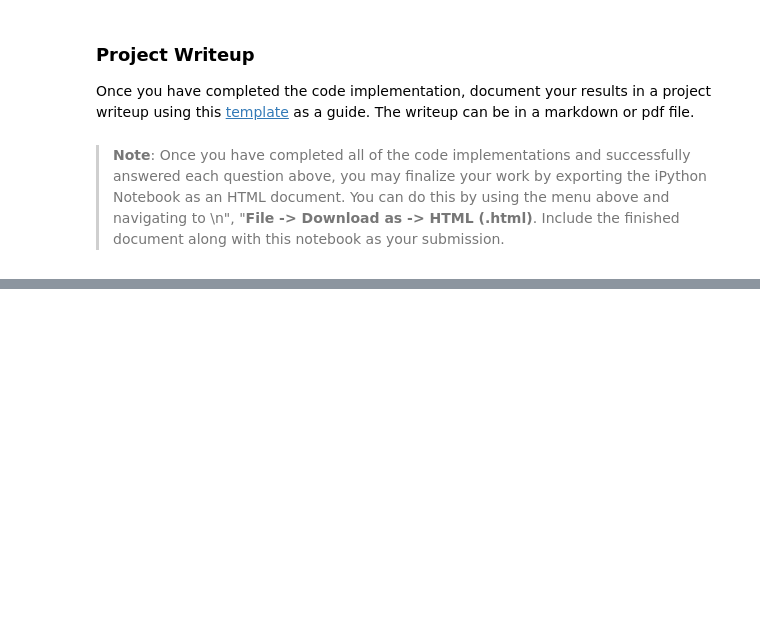
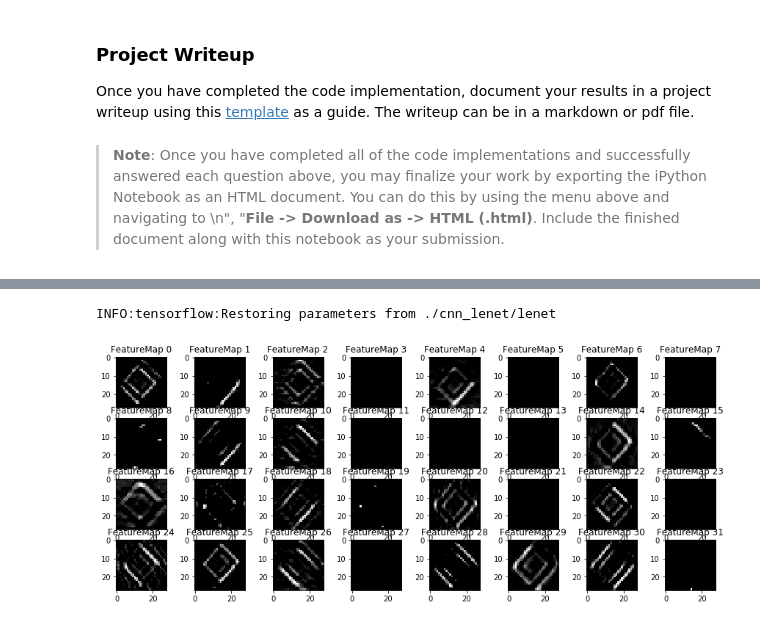
Before and after one commit to markusbrn/CarNDTRafficSignsP1, a Jupyter notebook: Traffic_Sign_Classifier.ipynb, the cells around one changed output, grey strips where cells are left out. Saved outputs shown, nothing was run; the diff lists cells and outputs as text; code cells hidden in the pictures; blank space fills up the shorter version.

```diff
--- a/Traffic_Sign_Classifier.ipynb
+++ b/Traffic_Sign_Classifier.ipynb
@@ -308,29 +308,29 @@ x = tf.placeholder(tf.float32, (None, 32, 32, 1))
 keep_prob = tf.placeholder(tf.float32, (None))
 
 # Layer 1: Convolutional. Input = 32x32x3. Output = 28x28x32.
-layer1 = tf.nn.conv2d(x,weights['wc1'],strides=[1,1,1,1],padding='VALID')
-layer1 = tf.nn.bias_add(layer1,biases['bc1'])
+layer1c = tf.nn.conv2d(x,weights['wc1'],strides=[1,1,1,1],padding='VALID')
+layer1c = tf.nn.bias_add(layer1c,biases['bc1'])
 # Activation.
-layer1 = tf.nn.relu(layer1)
-layer1 = tf.nn.dropout(layer1,keep_prob)
+layer1c = tf.nn.relu(layer1c)
+layer1c = tf.nn.dropout(layer1c,keep_prob)
 # Pooling. Input = 28x28x32. Output = 14x14x32.
-layer1 = tf.nn.max_pool(layer1,ksize=[1,2,2,1],strides=[1,2,2,1],padding='VALID')
+layer1p = tf.nn.max_pool(layer1c,ksize=[1,2,2,1],strides=[1,2,2,1],padding='VALID')
 # Layer 2: Convolutional. Input = 14x14x32. Output = 10x10x64.
-layer2 = tf.nn.conv2d(layer1,weights['wc2'],strides=[1,1,1,1],padding='VALID')
-layer2 = tf.nn.bias_add(layer2,biases['bc2'])
+layer2c = tf.nn.conv2d(layer1p,weights['wc2'],strides=[1,1,1,1],padding='VALID')
+layer2c = tf.nn.bias_add(layer2c,biases['bc2'])
 # Activation.
-layer2 = tf.nn.relu(layer2)
-layer2 = tf.nn.dropout(layer2,keep_prob)
+layer2c = tf.nn.relu(layer2c)
+layer2c = tf.nn.dropout(layer2c,keep_prob)
 # Pooling. Input = 10x10x64. Output = 5x5x64.
-layer2 = tf.nn.max_pool(layer2,ksize=[1,2,2,1],strides=[1,2,2,1],padding='VALID')
+layer2p = tf.nn.max_pool(layer2c,ksize=[1,2,2,1],strides=[1,2,2,1],padding='VALID')
 # Pooling. Input = 14x14x32. Output = 7x7x32.
-layer11= tf.nn.max_pool(layer1,ksize=[1,2,2,1],strides=[1,2,2,1],padding='VALID')
+layer11= tf.nn.max_pool(layer1p,ksize=[1,2,2,1],strides=[1,2,2,1],padding='VALID')
 # Flatten. Input = 7x7x32. Output = 1568.
 layer11= flatten(layer11)
 # Flatten. Input = 5x5x64. Output = 1600.
-layer2 = flatten(layer2)
+layer21 = flatten(layer2p)
 # Layer 3: Fully Connected. Input = 3168. Output = 1000.
-layer3 = tf.add(tf.matmul(tf.concat([layer2,layer11],axis=1),weights['wd1']),biases['bd1'])
+layer3 = tf.add(tf.matmul(tf.concat([layer11,layer21],axis=1),weights['wd1']),biases['bd1'])
 # Activation.
 layer3 = tf.nn.relu(layer3)
 layer3 = tf.nn.dropout(layer3,keep_prob)
@@ -614,29 +614,41 @@ For an example of what feature map outputs look like, check out NVIDIA's results
 # %%
 ### Visualize your network's feature maps here.
 ### Feel free to use as many code cells as needed.
 
 # image_input: the test image being fed into the network to produce the feature maps
 # tf_activation: should be a tf variable name used during your training procedure that represents the calculated state of a specific weight layer
 # activation_min/max: can be used to view the activation contrast in more detail, by default matplot sets min and max to the actual min and max values of the output
 # plt_num: used to plot out multiple different weight feature map sets on the same block, just extend the plt number for each new feature map entry
+import skimage.io as skio
 
 def outputFeatureMap(image_input, tf_activation, activation_min=-1, activation_max=-1 ,plt_num=1):
     # Here make sure to preprocess your image_input in a way your network expects
     # with size, normalization, ect if needed
     # image_input =
     # Note: x should be the same name as your network's tensorflow data placeholder variable
     # If you get an error tf_activation is not defined it may be having trouble accessing the variable from inside a function
-    activation = tf_activation.eval(session=sess,feed_dict={x : image_input})
+    activation = tf_activation.eval(session=sess,feed_dict={x : image_input, keep_prob: 1.0})
     featuremaps = activation.shape[3]
     plt.figure(plt_num, figsize=(15,15))
     for featuremap in range(featuremaps):
-        plt.subplot(6,8, featuremap+1) # sets the number of feature maps to show on each row and column
+        plt.subplot(10,8, featuremap+1) # sets the number of feature maps to show on each row and column
         plt.title('FeatureMap ' + str(featuremap)) # displays the feature map number
         if activation_min != -1 & activation_max != -1:
             plt.imshow(activation[0,:,:, featuremap], interpolation="nearest", vmin =activation_min, vmax=activation_max, cmap="gray")
         elif activation_max != -1:
             plt.imshow(activation[0,:,:, featuremap], interpolation="nearest", vmax=activation_max, cmap="gray")
         elif activation_min !=-1:
             plt.imshow(activation[0,:,:, featuremap], interpolation="nearest", vmin=activation_min, cmap="gray")
         else:
             plt.imshow(activation[0,:,:, featuremap], interpolation="nearest", cmap="gray")
+
+img = skio.imread('./test_images/bild3.jpg')
+img = skimage.color.rgb2gray(img)
+img = exposure.equalize_hist(img)
+img = np.asarray(img.reshape(1,32,32,1))
+with tf.Session() as sess:
+    saver.restore(sess,save_path='./cnn_lenet/lenet')
+    outputFeatureMap(img,layer1c)
+# %% [output]
+INFO:tensorflow:Restoring parameters from ./cnn_lenet/lenet
+[figure, added]
```
Also changed, not shown: parts of 3 cells of this notebook, 9 other files.
